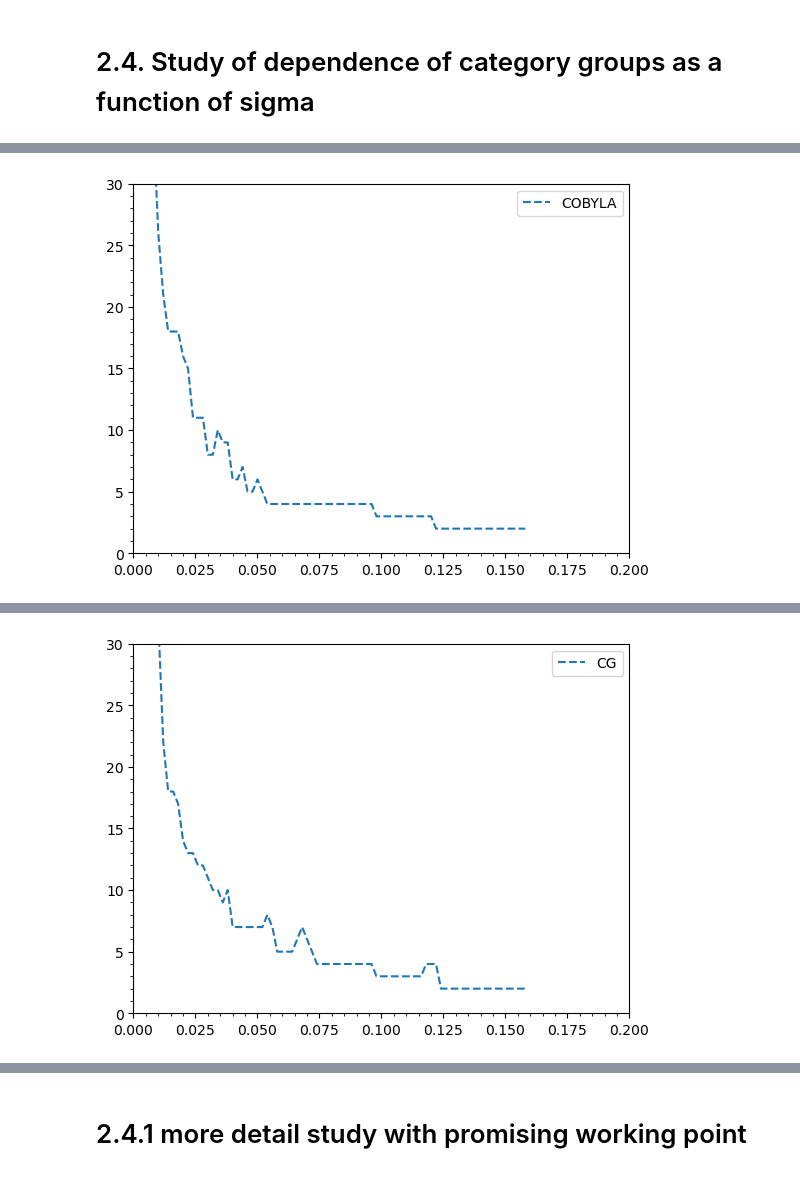
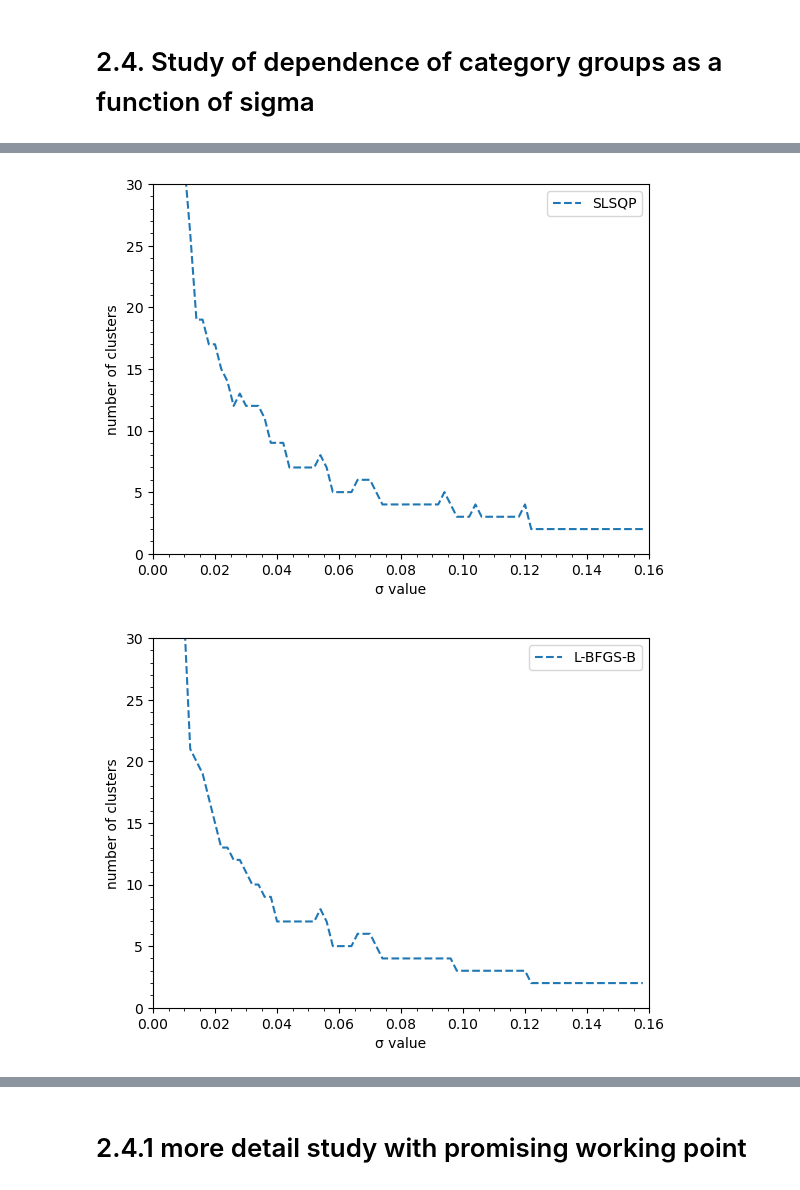
Before and after one commit to miaortizma/qosf24spring, a Jupyter notebook: minimization-algo_exploration.ipynb, the cells around one changed output, grey strips where cells are left out. Cells and saved outputs as stored; diff of their text form; code cells hidden in the pictures.

```diff
--- a/minimization-algo_exploration.ipynb
+++ b/minimization-algo_exploration.ipynb
@@ -189,9 +189,11 @@ print(df_crabs)
 
 for i in range(embedding.shape[1]):
     for j in range(i+1,embedding.shape[1]):
-        plt.scatter(embedding[:, i],embedding[:, j], c=df_crabs['true_label'])
+        scatter=plt.scatter(embedding[:, i],embedding[:, j], c=df_crabs['true_label'])
         plt.xlabel("umap_{}".format(i))
         plt.ylabel("umap_{}".format(j))
+        plt.legend(*scatter.legend_elements(), loc="upper right", title="True Labels")
+        plt.savefig(f"results/crab_umap{i}_vs_umap{j}.pdf")
         plt.show()
 # %% [output]
     sp sex    FL    RW    CL    CW    BD  true_label     umap_0    umap_1  \
@@ -229,9 +231,11 @@ print(df_crabs)
 
 for i in range(pca.n_components_):
     for j in range(i+1,pca.n_components_):
-        plt.scatter(features_pca[:, i],features_pca[:, j], c=df_crabs['true_label'])
+        scatter=plt.scatter(features_pca[:, i],features_pca[:, j], c=df_crabs['true_label'])
         plt.xlabel("pca_{}".format(i))
         plt.ylabel("pca_{}".format(j))
+        plt.legend(*scatter.legend_elements(), loc="upper right", title="True Labels")
+        plt.savefig(f"results/crab_pca{i}_vs_pca{j}.pdf")
         plt.show()
 # %% [output]
     sp sex    FL    RW    CL    CW    BD  true_label     umap_0    umap_1  \
@@ -359,6 +363,9 @@ plt.show()
 # %% [markdown]
 # 2.4. Study of dependence of category groups as a function of sigma
 # %%
+component_for_x=1
+component_for_y=2
+
 # list_method=['Nelder-Mead','Powell','CG','BFGS','Newton-CG','L-BFGS-B','TNC','COBYLA','SLSQP',
 #              'trust-constr','dogleg','trust-ncg','trust-exact','trust-krylov']
 list_method=['SLSQP','L-BFGS-B','COBYLA','Nelder-Mead','CG','BFGS']
@@ -402,10 +412,14 @@ plt.show()
 # %%
-my_method='COBYLA'
-plt.plot(list_sigma, list_numCat[my_method], '--', label=my_method)
-plt.xlim(0,0.2)
-plt.ylim(0,30)
-plt.minorticks_on()
-plt.legend(loc='best')
-plt.show()
+for my_method in list_method: # list_method=['SLSQP','L-BFGS-B','COBYLA','Nelder-Mead','CG','BFGS']
+    plt.plot(list_sigma, list_numCat[my_method], '--', label=my_method)
+    plt.xlabel("σ value".format(i))
+    plt.ylabel("number of clusters".format(j))
+    plt.xlim(0,0.16)
+    plt.ylim(0,30)
+    plt.minorticks_on()
+    plt.legend(loc='best')
+    plt.savefig(f"results/crab_numClusters_vs_sigma_{my_method}_pca{component_for_x}-pca{component_for_y}.pdf")
+    plt.show()
 # %% [output]
-[figure, old version]
+[figure, new version]
+[figure, added]
@@ -412,10 +429,0 @@ plt.show()
-# %%
-my_method='CG'
-plt.plot(list_sigma, list_numCat[my_method], '--', label=my_method)
-plt.xlim(0,0.2)
-plt.ylim(0,30)
-plt.minorticks_on()
-plt.legend(loc='best')
-plt.show()
-# %% [output]
-[figure, removed]
```
Also changed, not shown: parts of 27 cells of this notebook.
